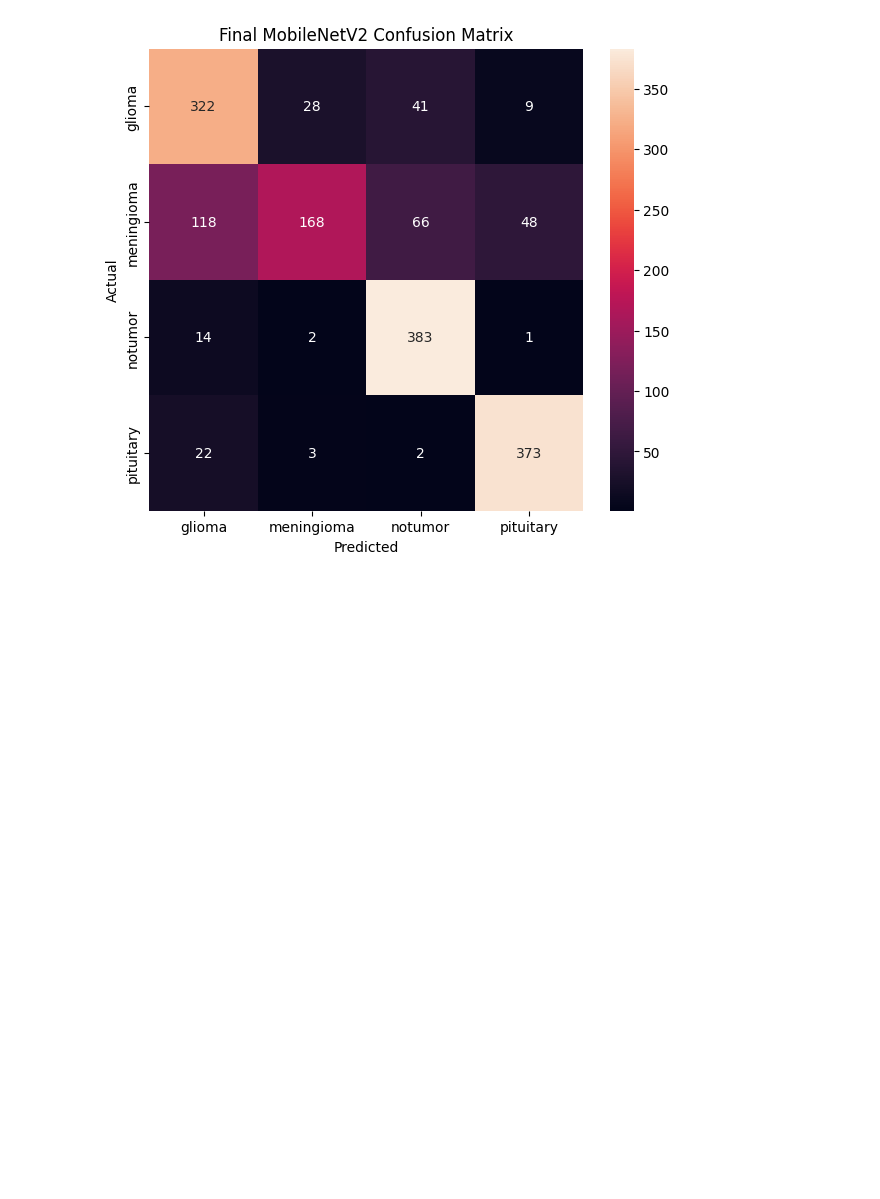
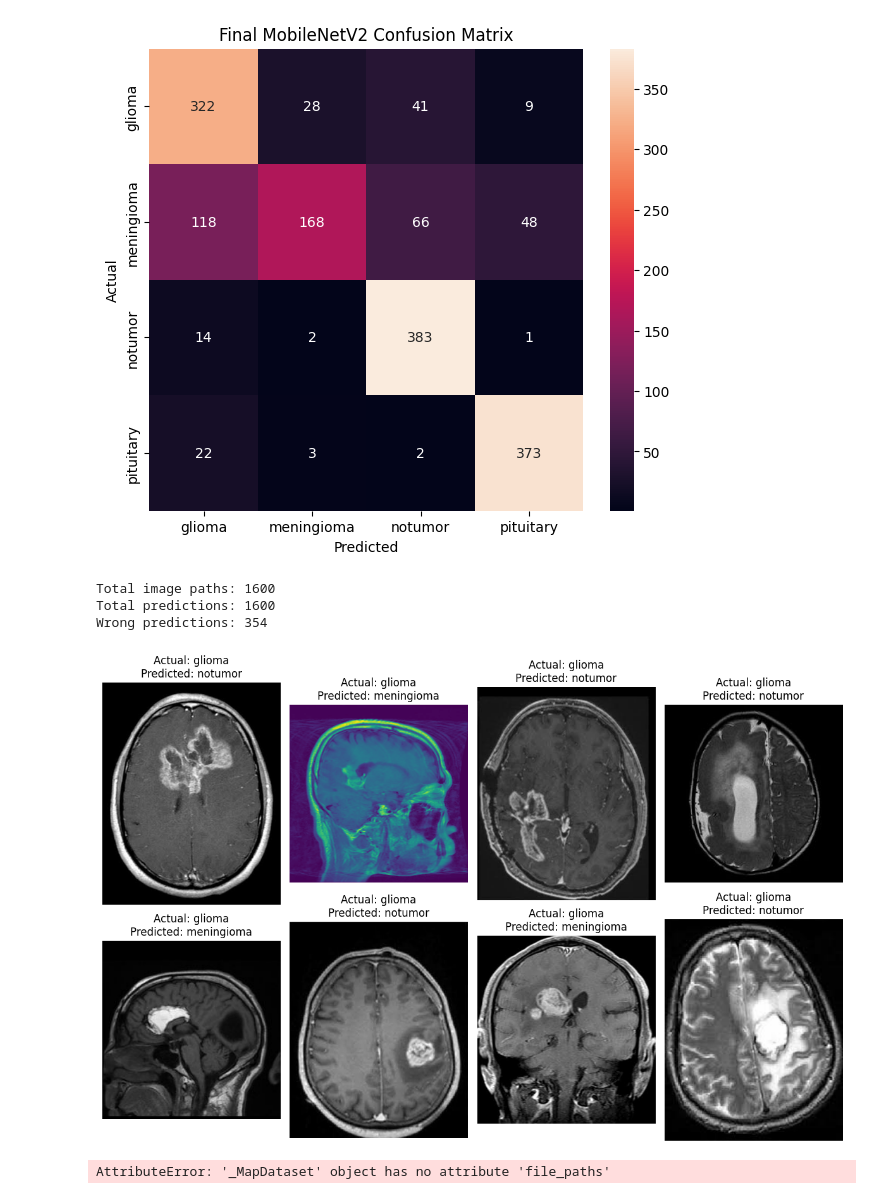
Before and after one commit to samifahim07/Brain-Tumor-Detection-Deep-Learning-, a Jupyter notebook: brain_tumor.ipynb, the cells around one changed output. Drawn from its saved outputs; the diff is of its cells as text; code cells hidden in the pictures; blank space fills up the shorter version.

```diff
--- a/brain_tumor.ipynb
+++ b/brain_tumor.ipynb
@@ -688,34 +684,57 @@ plt.show()
 # %% [output]
 [figure]
 # %%
+import os
 import matplotlib.pyplot as plt
 import numpy as np
 
-# Get file paths from the test dataset
-file_paths = test_dataset.file_paths
+# Create a list of test image paths
+file_paths = []
+
+for class_name in class_names:
+    folder = os.path.join(test_path, class_name)
+
+    for file_name in os.listdir(folder):
+        file_paths.append(
+            os.path.join(folder, file_name)
+        )
+
+# Make sure the order matches the predictions
+print("Total image paths:", len(file_paths))
+print("Total predictions:", len(y_true_final))
 
 # Find incorrect predictions
-wrong_indices = np.where(y_true_final != y_pred_final)[0]
+wrong_indices = np.where(
+    y_true_final != y_pred_final
+)[0]
 
-print("Total test images:", len(y_true_final))
 print("Wrong predictions:", len(wrong_indices))
 
 # Show up to 8 wrong predictions
 plt.figure(figsize=(12, 8))
 
 for i, index in enumerate(wrong_indices[:8]):
+
     image = plt.imread(file_paths[index])
 
     plt.subplot(2, 4, i + 1)
+
     plt.imshow(image)
+
     plt.title(
         f"Actual: {class_names[y_true_final[index]]}\n"
         f"Predicted: {class_names[y_pred_final[index]]}"
     )
+
     plt.axis("off")
 
 plt.tight_layout()
 plt.show()
+# %% [output]
+Total image paths: 1600
+Total predictions: 1600
+Wrong predictions: 354
+[figure, added]
 # %%
 import matplotlib.pyplot as plt
 import numpy as np
@@ -745,6 +764,8 @@ for i, index in enumerate(wrong_indices[:8]):
 
 plt.tight_layout()
 plt.show()
+# %% [output]
+AttributeError: '_MapDataset' object has no attribute 'file_paths'
 # %%
 import matplotlib.pyplot as plt
 
```
Also changed, not shown: parts of 1 cell of this notebook.
